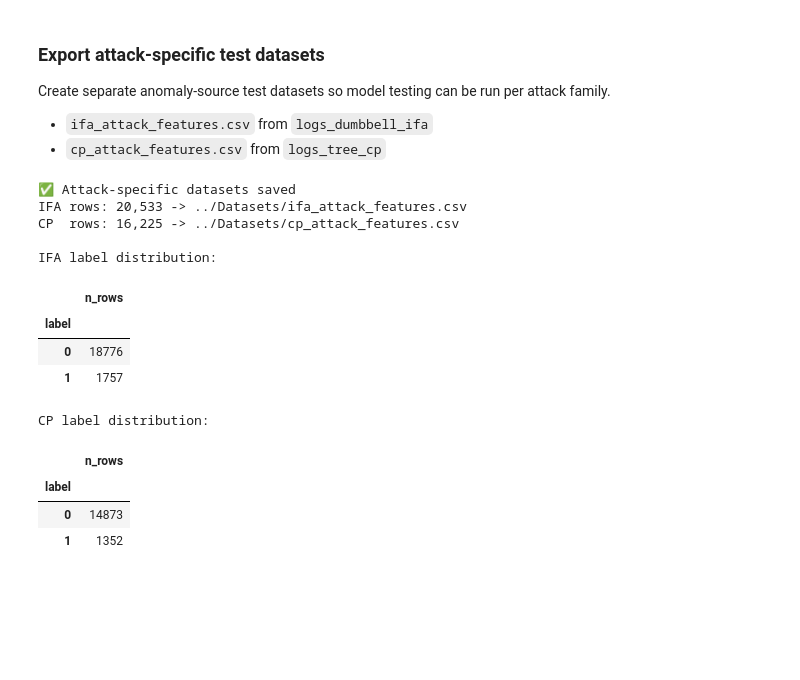
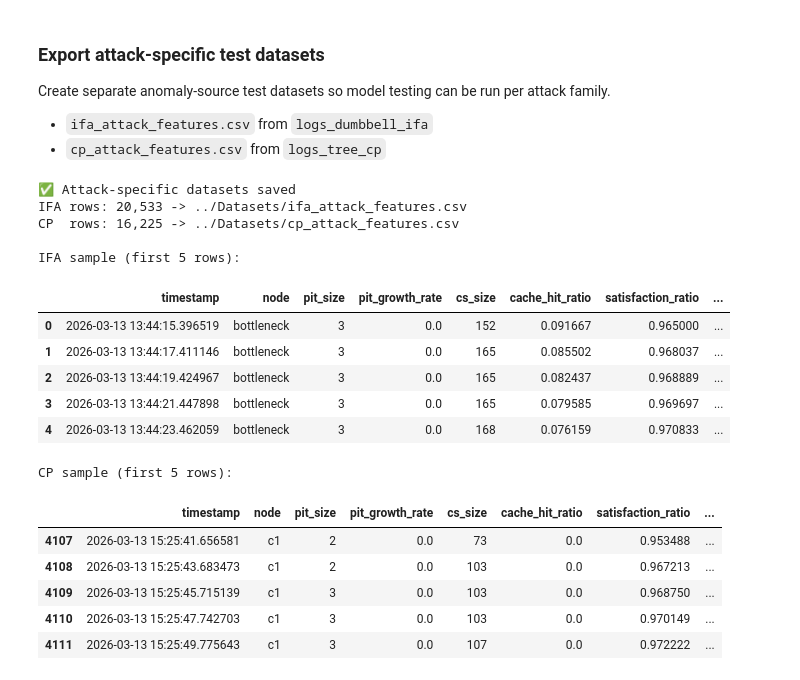
Before and after one commit to fuyalasmit/NDN-Toolkit, a Jupyter notebook: Notebooks/data_preprocessing.ipynb, the cells around one changed output. Cells and saved outputs as stored; diff of their text form; code cells hidden in the pictures; blank space fills up the shorter version.

```diff
--- a/Notebooks/data_preprocessing.ipynb
+++ b/Notebooks/data_preprocessing.ipynb
@@ -866,44 +792,48 @@ datasets_dir = Path(DATASETS_DIR)
 datasets_dir.mkdir(parents=True, exist_ok=True)
 
 # Prefer in-memory anomaly_df if available; fallback to saved CSV.
 if "anomaly_df" in globals():
     anom_src = anomaly_df.copy()
 else:
     anom_src = pd.read_csv(datasets_dir / "anomaly_traffic_features.csv")
 
 if "source_scenarios" not in anom_src.columns:
     raise ValueError("Expected column 'source_scenarios' not found in anomaly dataset.")
 
 ifa_test_df = anom_src[anom_src["source_scenarios"].astype(str) == "logs_dumbbell_ifa"].copy()
 cp_test_df = anom_src[anom_src["source_scenarios"].astype(str) == "logs_tree_cp"].copy()
 
 ifa_out = datasets_dir / "ifa_attack_features.csv"
 cp_out = datasets_dir / "cp_attack_features.csv"
 
 ifa_test_df.to_csv(ifa_out, index=False)
 cp_test_df.to_csv(cp_out, index=False)
 
 print("✅ Attack-specific datasets saved")
 print(f"IFA rows: {len(ifa_test_df):,} -> {ifa_out}")
 print(f"CP  rows: {len(cp_test_df):,} -> {cp_out}")
 
-print("\nIFA label distribution:")
-display(ifa_test_df["label"].value_counts().sort_index().rename_axis("label").to_frame("n_rows"))
+print("\nIFA sample (first 5 rows):")
+display(ifa_test_df.head())
 
-print("\nCP label distribution:")
-display(cp_test_df["label"].value_counts().sort_index().rename_axis("label").to_frame("n_rows"))
+print("\nCP sample (first 5 rows):")
+display(cp_test_df.head())
 # %% [output]
 ✅ Attack-specific datasets saved
 IFA rows: 20,533 -> ../Datasets/ifa_attack_features.csv
 CP  rows: 16,225 -> ../Datasets/cp_attack_features.csv
 
-IFA label distribution:
+IFA sample (first 5 rows):
-|  | n_rows |
-| label |  |
-| 0 | 18776 |
-| 1 | 1757 |
+|  | timestamp | node | pit_size | pit_growth_rate | cs_size | cache_hit_ratio | satisfaction_ratio | ... |
+| 0 | 2026-03-13 13:44:15.396519 | bottleneck | 3 | 0.0 | 152 | 0.091667 | 0.965000 | ... |
+| 1 | 2026-03-13 13:44:17.411146 | bottleneck | 3 | 0.0 | 165 | 0.085502 | 0.968037 | ... |
+| 2 | 2026-03-13 13:44:19.424967 | bottleneck | 3 | 0.0 | 165 | 0.082437 | 0.968889 | ... |
+| 3 | 2026-03-13 13:44:21.447898 | bottleneck | 3 | 0.0 | 165 | 0.079585 | 0.969697 | ... |
+| 4 | 2026-03-13 13:44:23.462059 | bottleneck | 3 | 0.0 | 168 | 0.076159 | 0.970833 | ... |
-CP label distribution:
+CP sample (first 5 rows):
-|  | n_rows |
-| label |  |
-| 0 | 14873 |
-| 1 | 1352 |
+|  | timestamp | node | pit_size | pit_growth_rate | cs_size | cache_hit_ratio | satisfaction_ratio | ... |
+| 4107 | 2026-03-13 15:25:41.656581 | c1 | 2 | 0.0 | 73 | 0.0 | 0.953488 | ... |
+| 4108 | 2026-03-13 15:25:43.683473 | c1 | 2 | 0.0 | 103 | 0.0 | 0.967213 | ... |
+| 4109 | 2026-03-13 15:25:45.715139 | c1 | 3 | 0.0 | 103 | 0.0 | 0.968750 | ... |
+| 4110 | 2026-03-13 15:25:47.742703 | c1 | 3 | 0.0 | 103 | 0.0 | 0.970149 | ... |
+| 4111 | 2026-03-13 15:25:49.775643 | c1 | 3 | 0.0 | 107 | 0.0 | 0.972222 | ... |
```
Also changed, not shown: parts of 3 cells of this notebook, 6 other files.
